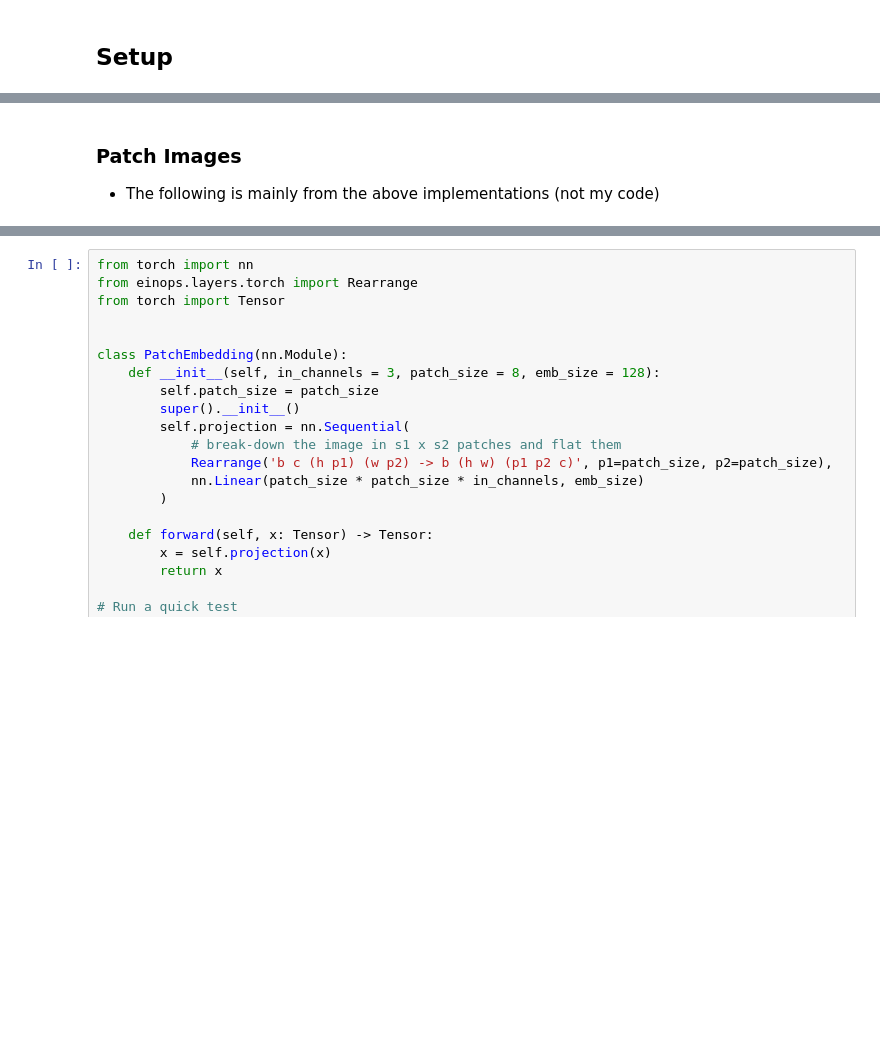
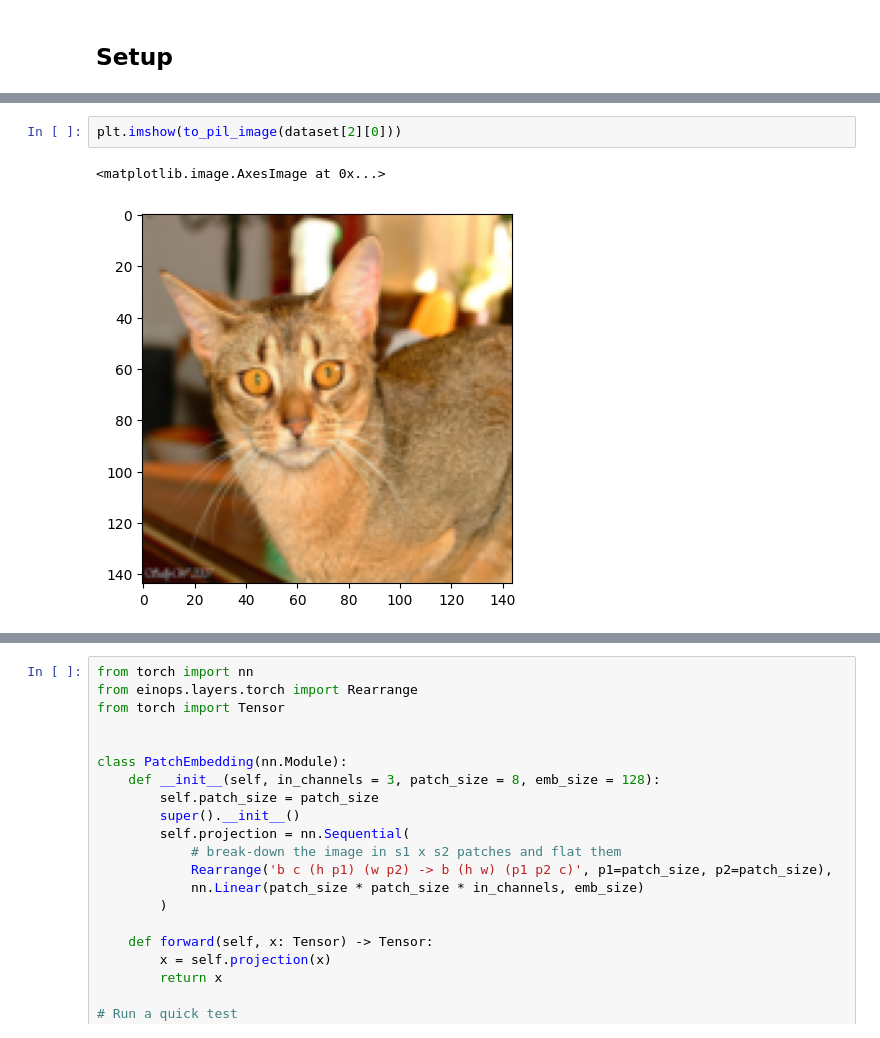
Before and after one commit to FatimaJahara/Vision-Transformer, a Jupyter notebook: VisionTransformer_scratch.ipynb, the cells around one changed output, grey strips where cells are left out. Saved outputs shown, nothing was run; the diff lists cells and outputs as text; blank space fills up the shorter version.

```diff
--- a/VisionTransformer_scratch.ipynb
+++ b/VisionTransformer_scratch.ipynb
@@ -55,5 +59,6 @@ Dataset OxfordIIITPet
 [figure]
-# %% [markdown]
-### Patch Images
-
-- The following is mainly from the above implementations (not my code)
+# %%
+plt.imshow(to_pil_image(dataset[2][0]))
+# %% [output]
+<matplotlib.image.AxesImage at 0x...>
+[figure, added]
```
Also changed, not shown: parts of 15 cells of this notebook.
